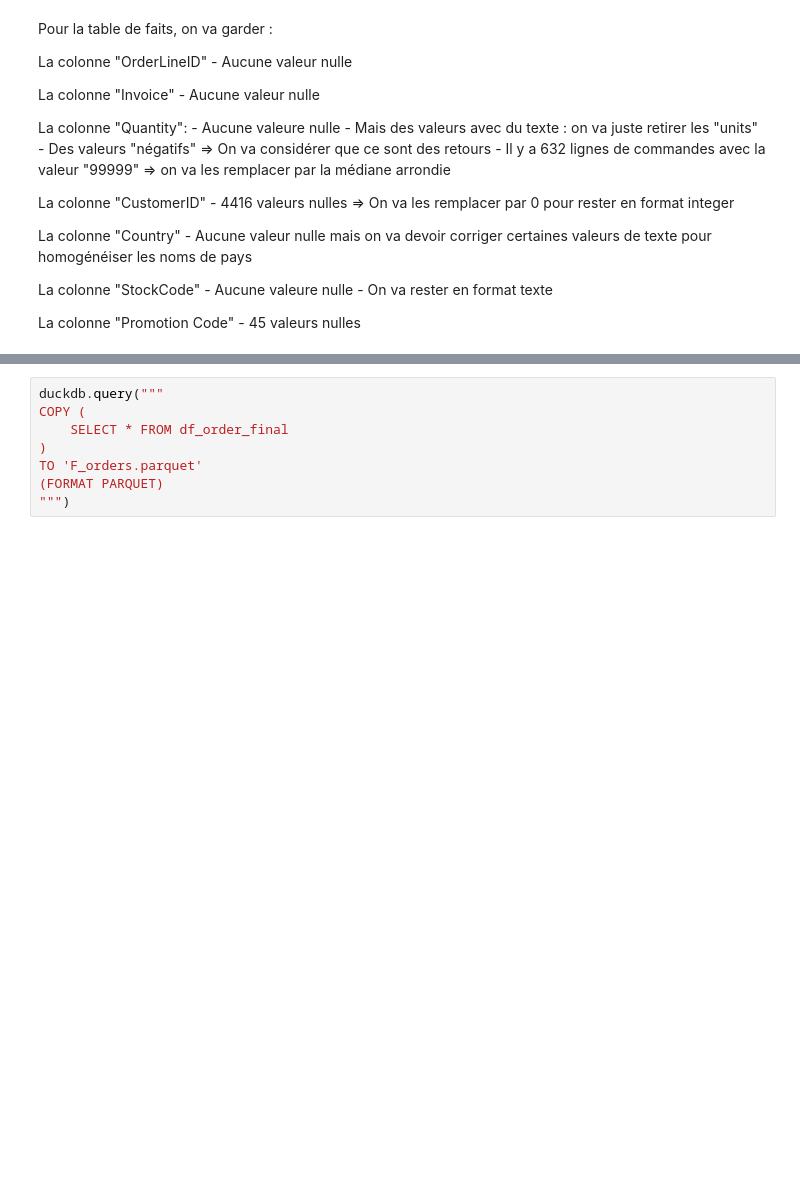
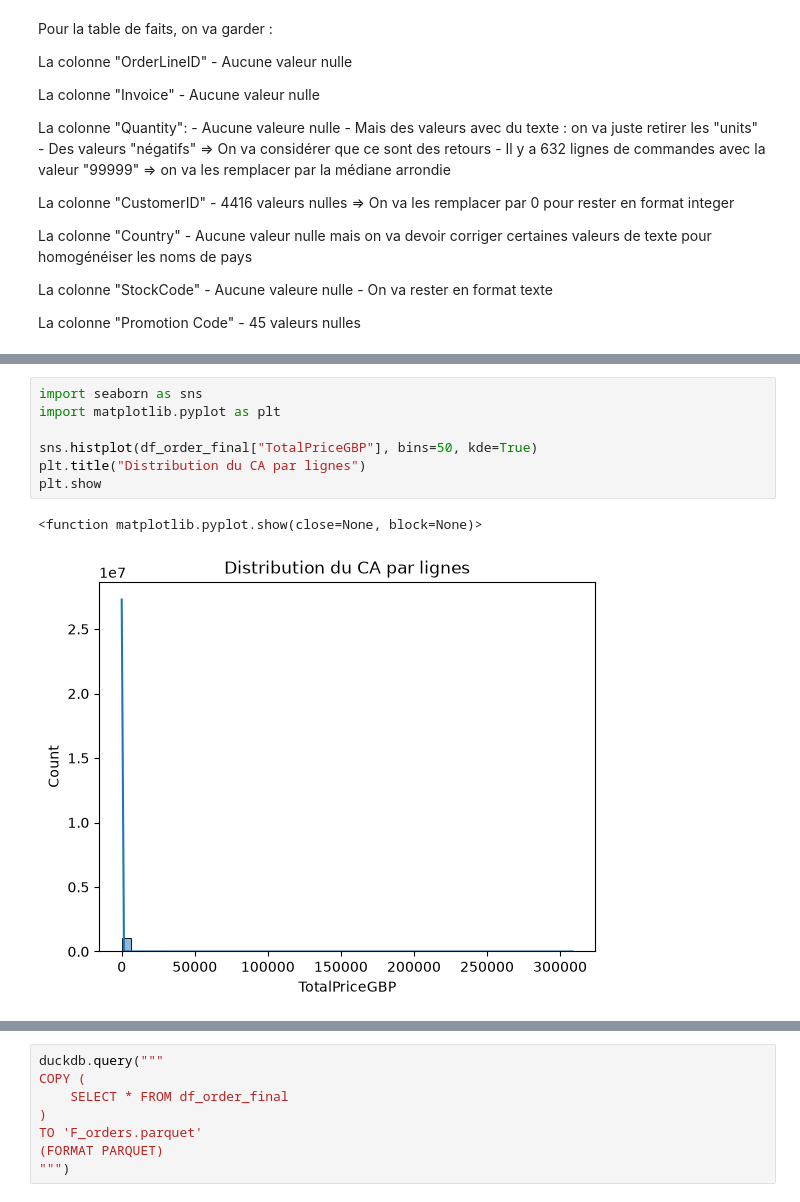
Before and after one commit to clawyunkai/Brief-15_retailcorps_Marketing, a Jupyter notebook: 01_Exploration&Nettoyage_Chris.ipynb, the cells around one changed output, grey strips where cells are left out. Drawn from its saved outputs; the diff is of its cells as text; blank space fills up the shorter version.

```diff
--- a/01_Exploration&Nettoyage_Chris.ipynb
+++ b/01_Exploration&Nettoyage_Chris.ipynb
@@ -537,3 +582,13 @@ display(df_order_final.head())
+# %%
+import seaborn as sns
+import matplotlib.pyplot as plt
+
+sns.histplot(df_order_final["TotalPriceGBP"], bins=50, kde=True)
+plt.title("Distribution du CA par lignes")
+plt.show
+# %% [output]
+<function matplotlib.pyplot.show(close=None, block=None)>
+[figure, added]
 # %%
 explorer_dataset(df_order_final)
 # %% [output]
```
Also changed, not shown: parts of 18 cells of this notebook, 2 other files.
